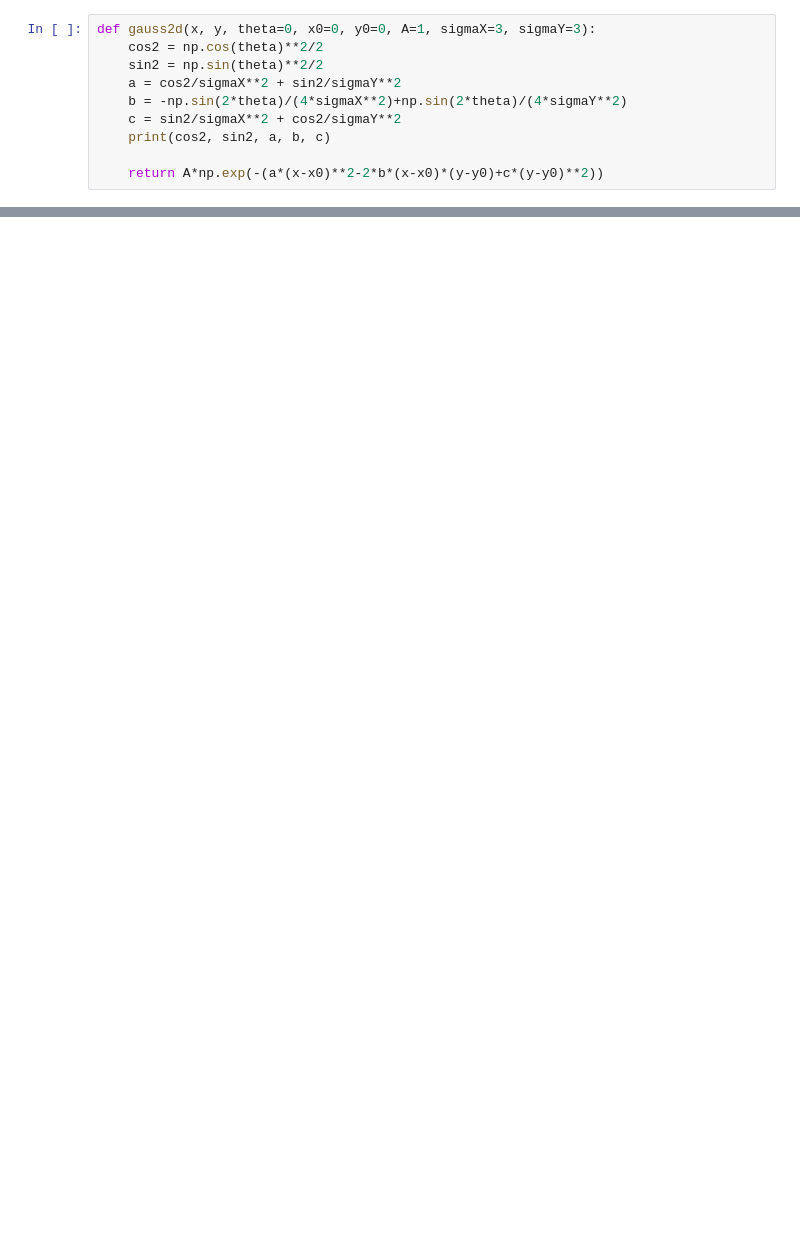
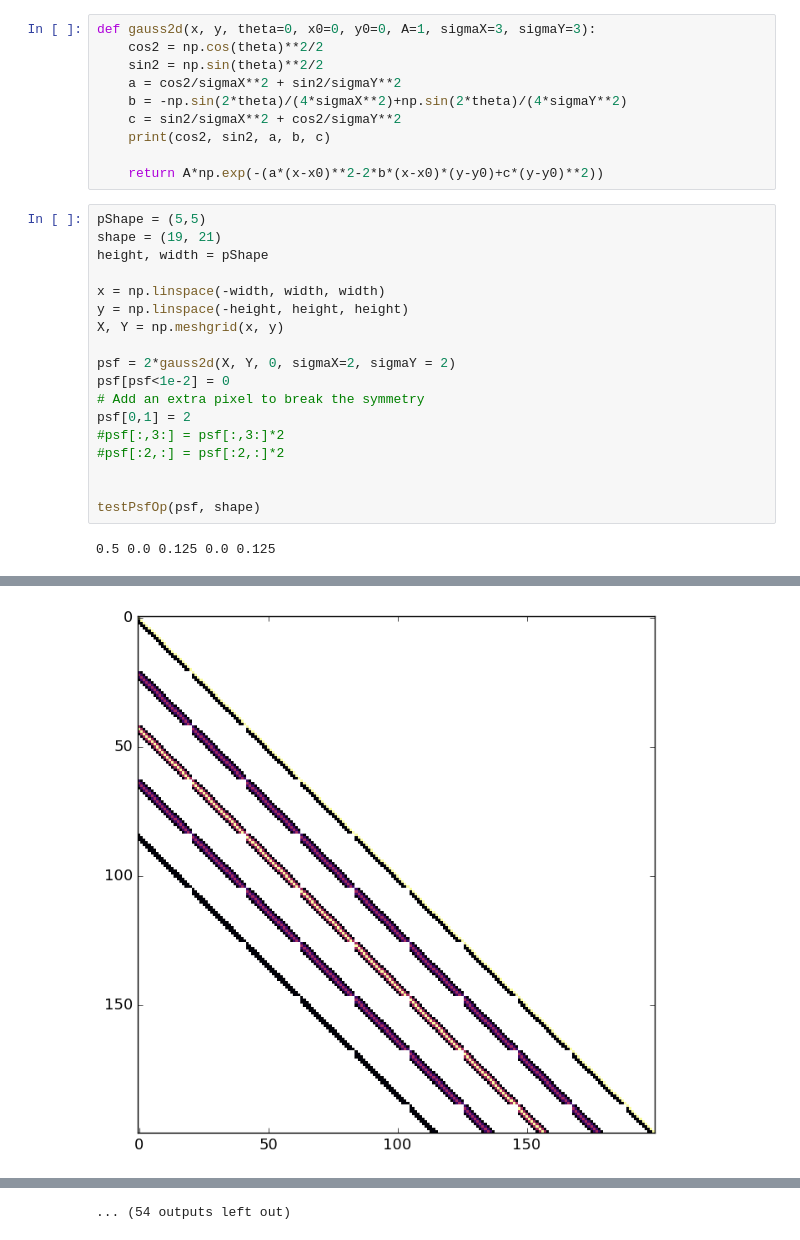
Before and after one commit to lsst/meas_deblender, a Jupyter notebook: examples/testPSF.ipynb, the cells around one changed output, grey strips where cells are left out. Saved outputs shown, nothing was run; the diff lists cells and outputs as text; blank space fills up the shorter version.

```diff
--- a/examples/testPSF.ipynb
+++ b/examples/testPSF.ipynb
@@ -38,3 +97,23 @@ def gauss2d(x, y, theta=0, x0=0, y0=0, A=1, sigmaX=3, sigmaY=3):
     print(cos2, sin2, a, b, c)
 
     return A*np.exp(-(a*(x-x0)**2-2*b*(x-x0)*(y-y0)+c*(y-y0)**2))
+# %%
+pShape = (5,5)
+shape = (19, 21)
+height, width = pShape
+
+x = np.linspace(-width, width, width)
+y = np.linspace(-height, height, height)
+X, Y = np.meshgrid(x, y)
+
+psf = 2*gauss2d(X, Y, 0, sigmaX=2, sigmaY = 2)
+psf[psf<1e-2] = 0
+# Add an extra pixel to break the symmetry
+psf[0,1] = 2
+#psf[:,3:] = psf[:,3:]*2
+#psf[:2,:] = psf[:2,:]*2
+
+
+testPsfOp(psf, shape)
+# %% [output]
+0.5 0.0 0.125 0.0 0.125
@@ -40,0 +121 @@ def gauss2d(x, y, theta=0, x0=0, y0=0, A=1, sigmaX=3, sigmaY=3):
+[figure, added]
@@ -41 +131,2 @@ def gauss2d(x, y, theta=0, x0=0, y0=0, A=1, sigmaX=3, sigmaY=3):
+... (54 outputs left out)
 # %%
```
Also changed, not shown: parts of 7 cells of this notebook, 2 other files.
